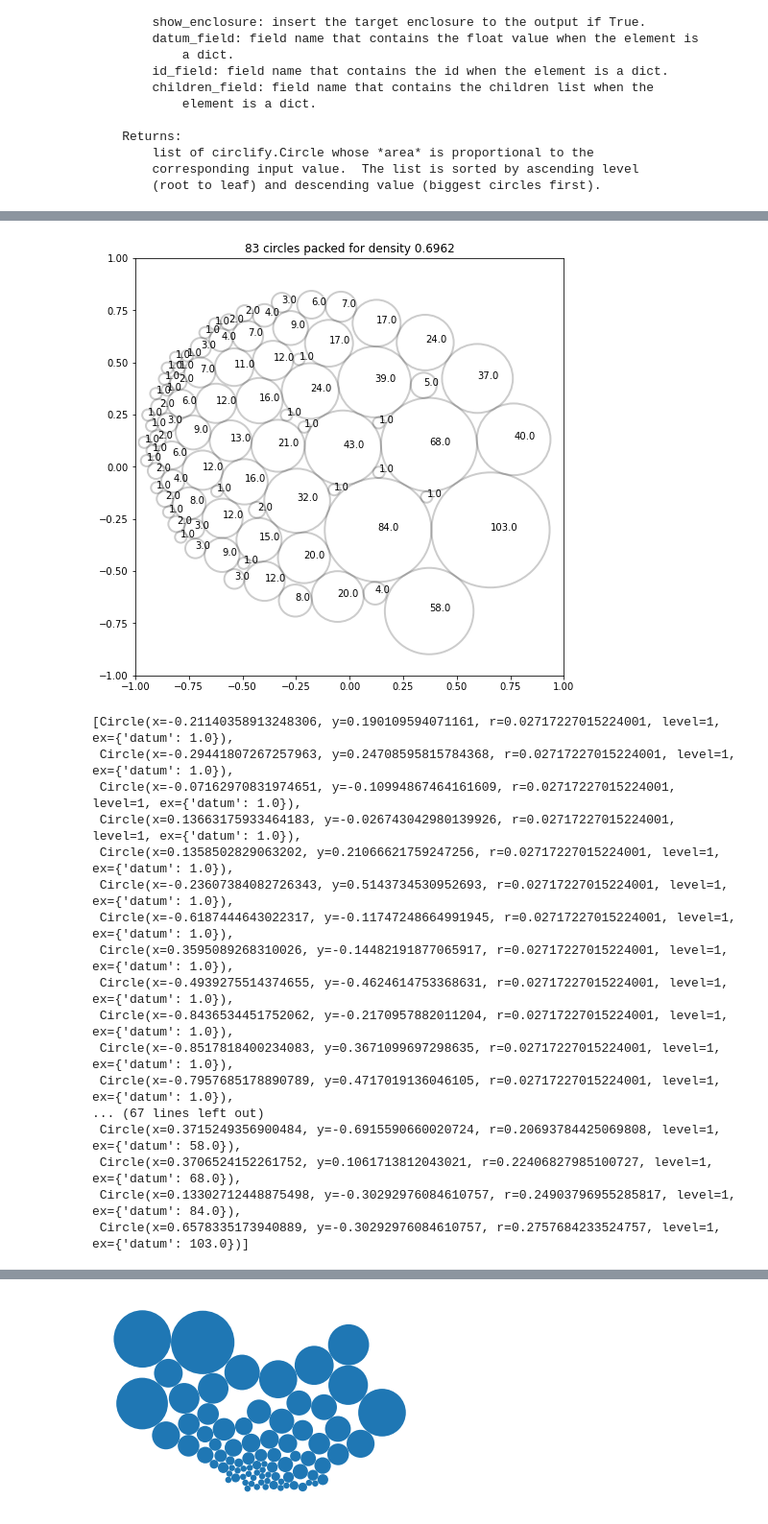
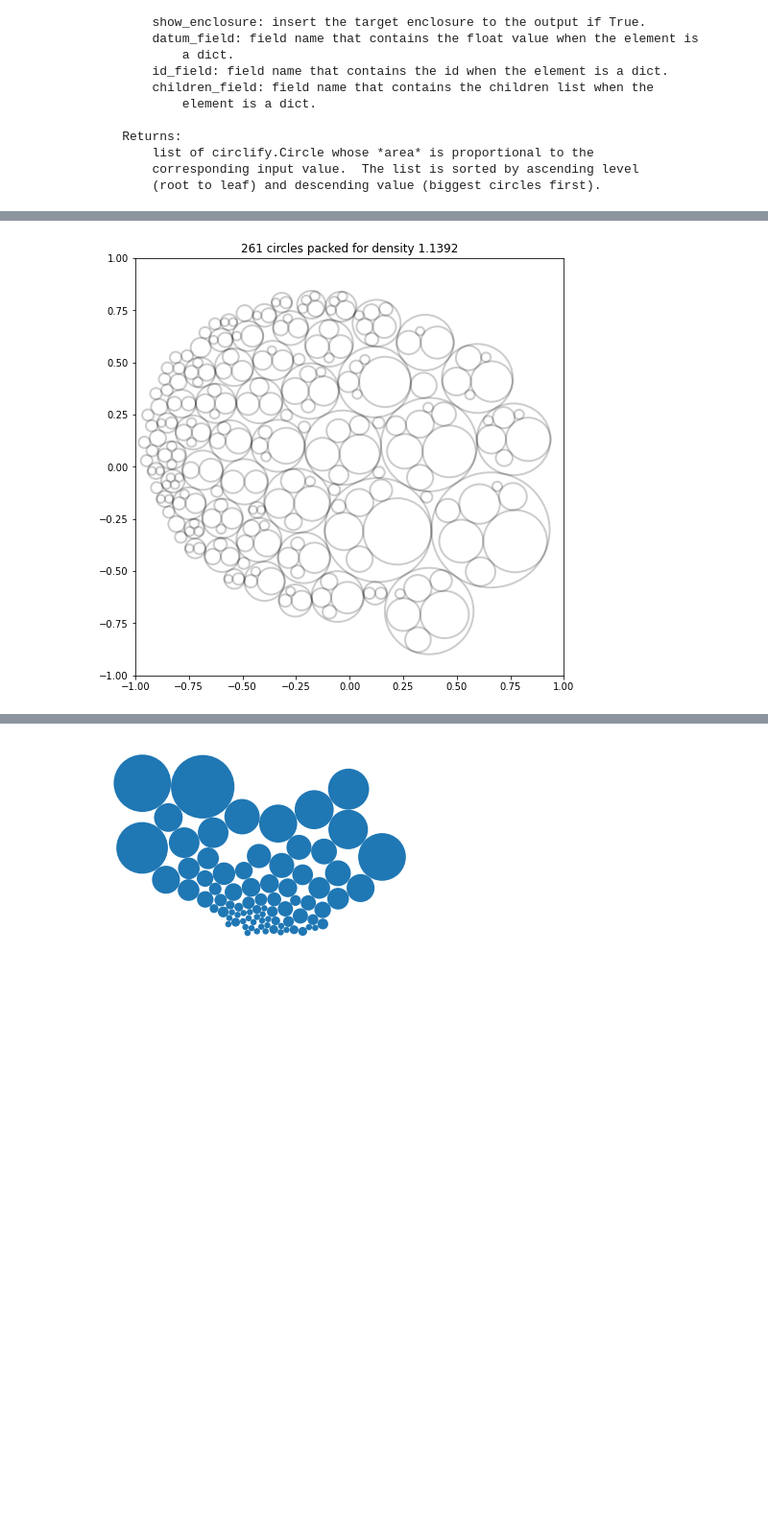
Before and after one commit to agurvich/hack-turday-morning, a Jupyter notebook: 2022-08-06-NASA_NHFP_network_viz/network.ipynb, the cells around one changed output, grey strips where cells are left out. Shown: that part at 96% size. Drawn from its saved outputs; the diff is of its cells as text; code cells hidden in the pictures; blank space fills up the shorter version.

Commit message:
got it to work with scatter by m anually adjusted the sizeref

```diff
--- a/2022-08-06-NASA_NHFP_network_viz/network.ipynb
+++ b/2022-08-06-NASA_NHFP_network_viz/network.ipynb
@@ -422,29 +428,44 @@ circlify(data, target_enclosure=None, show_enclosure=False, datum_field='datum',
 # %%
 import circlify as circ
+import logging
+import sys
 
-foo = circ.circlify(
-    np.round(data_dict['size'],2).tolist())
+class MyFilter(logging.Filter):
+    def filter(self,record):
+        return not record.getMessage().startswith('unexpected key')
+logging.getLogger(circ.__name__).addFilter(MyFilter())
 
-circ.bubbles(foo,lim=1)
+data = np.round(data_dict['size'],2)
+nsplit = np.argmax(data < 2)
+data = data.tolist()
+for i,loc in enumerate(unique_locs[sort_indices[::-1]]):
+    fellowtypes = np.array([
+        fellowtype.strip() for fellowtype,this_loc in
+        zip(all_fellows[:,1],all_fellows[:,-2]) if
+        loc in this_loc])
+
+    data[i] = {
+        'id':'all',
+        'location':loc,
+        'datum': data[i],
+        'parent_count':data[i]}
+
+    if len(np.unique(fellowtypes)) > 1:
+        if i < nsplit:
+            data[i]["children"] = [{
+                    'id': f'{fellowtype}',
+                    'location':loc,
+                    'parent_count':data[i]['datum'],
+                    'datum': np.sum(fellowtypes==fellowtype)}
+                for fellowtype in np.unique(fellowtypes)]
+    else: data[i]['id'] = fellowtypes[0]
+
+
+
+foo = circ.circlify(data)
+
+circ.bubbles(foo,lim=1,labels=['' for circle in foo])
 data_dict['xpos'] = np.array([circle.x for circle in foo[::-1]])
 data_dict['ypos'] = np.array([circle.y for circle in foo[::-1]])
-foo
 # %% [output]
-[figure, old version]
+[figure, new version]
-[Circle(x=-0.21140358913248306, y=0.190109594071161, r=0.02717227015224001, level=1, ex={'datum': 1.0}),
- Circle(x=-0.29441807267257963, y=0.24708595815784368, r=0.02717227015224001, level=1, ex={'datum': 1.0}),
- Circle(x=-0.07162970831974651, y=-0.10994867464161609, r=0.02717227015224001, level=1, ex={'datum': 1.0}),
- Circle(x=0.13663175933464183, y=-0.026743042980139926, r=0.02717227015224001, level=1, ex={'datum': 1.0}),
- Circle(x=0.1358502829063202, y=0.21066621759247256, r=0.02717227015224001, level=1, ex={'datum': 1.0}),
- Circle(x=-0.23607384082726343, y=0.5143734530952693, r=0.02717227015224001, level=1, ex={'datum': 1.0}),
- Circle(x=-0.6187444643022317, y=-0.11747248664991945, r=0.02717227015224001, level=1, ex={'datum': 1.0}),
- Circle(x=0.3595089268310026, y=-0.14482191877065917, r=0.02717227015224001, level=1, ex={'datum': 1.0}),
- Circle(x=-0.4939275514374655, y=-0.4624614753368631, r=0.02717227015224001, level=1, ex={'datum': 1.0}),
- Circle(x=-0.8436534451752062, y=-0.2170957882011204, r=0.02717227015224001, level=1, ex={'datum': 1.0}),
- Circle(x=-0.8517818400234083, y=0.3671099697298635, r=0.02717227015224001, level=1, ex={'datum': 1.0}),
- Circle(x=-0.7957685178890789, y=0.4717019136046105, r=0.02717227015224001, level=1, ex={'datum': 1.0}),
-... (67 lines left out)
- Circle(x=0.3715249356900484, y=-0.6915590660020724, r=0.20693784425069808, level=1, ex={'datum': 58.0}),
- Circle(x=0.3706524152261752, y=0.1061713812043021, r=0.22406827985100727, level=1, ex={'datum': 68.0}),
- Circle(x=0.13302712448875498, y=-0.30292976084610757, r=0.24903796955285817, level=1, ex={'datum': 84.0}),
- Circle(x=0.6578335173940889, y=-0.30292976084610757, r=0.2757684233524757, level=1, ex={'datum': 103.0})]
```
Also changed, not shown: parts of 8 cells of this notebook.
